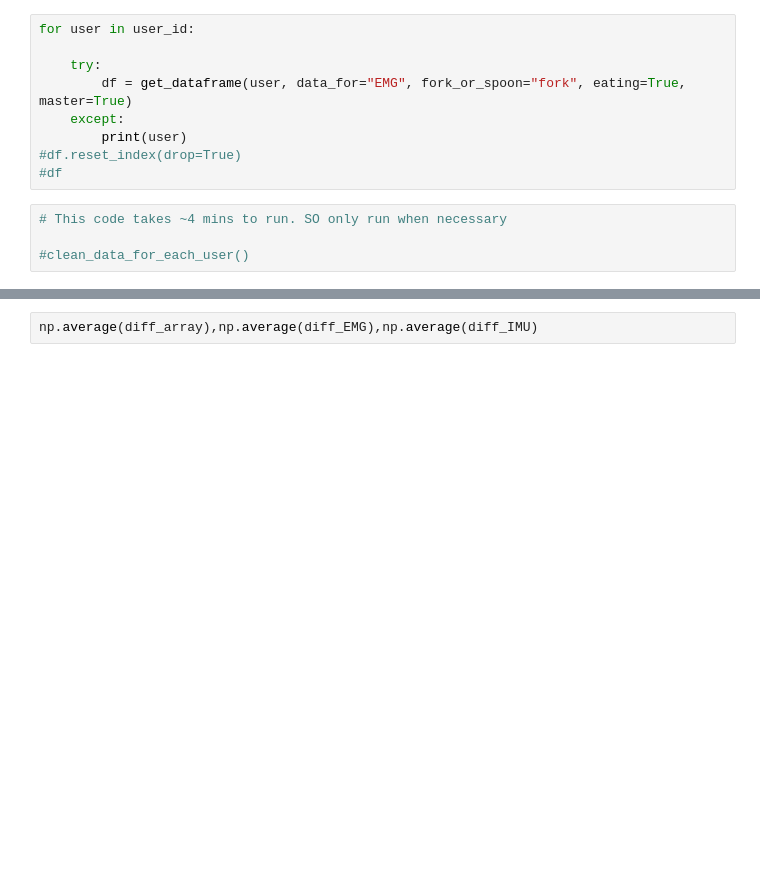
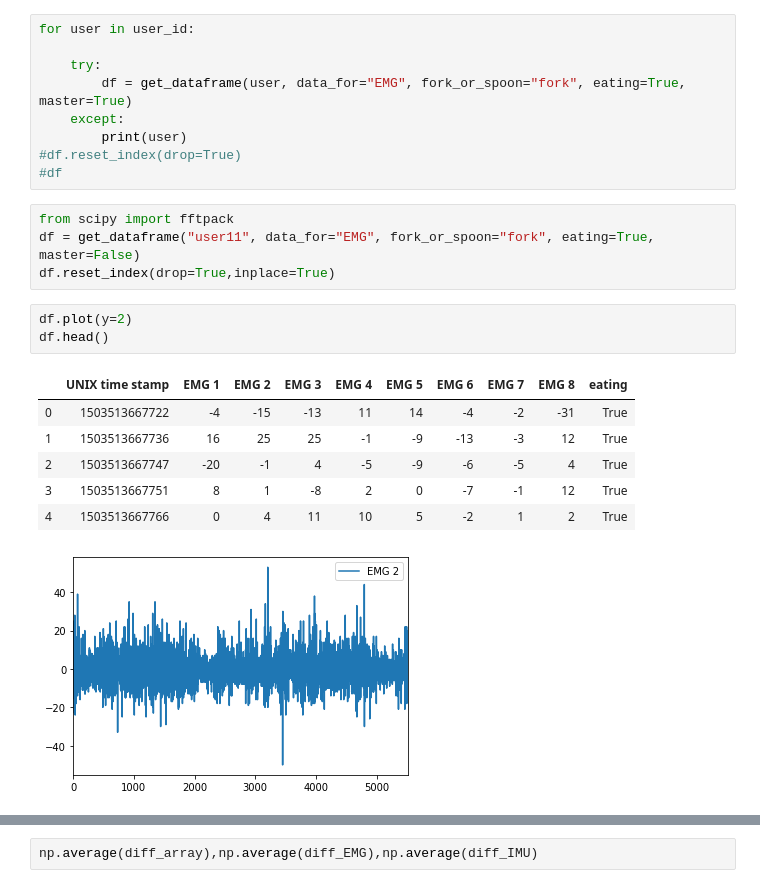
Before and after one commit to GiveThanksAlways/data-mining-project-1, a Jupyter notebook: feature_extraction.ipynb, the cells around one changed output, grey strips where cells are left out. Cells and saved outputs as stored; diff of their text form; blank space fills up the shorter version.

```diff
--- a/feature_extraction.ipynb
+++ b/feature_extraction.ipynb
@@ -52,7 +52,18 @@ for user in user_id:
         print(user)
 #df.reset_index(drop=True)
 #df
-# %%
-# This code takes ~4 mins to run. SO only run when necessary
-
-#clean_data_for_each_user()
+# %%
+from scipy import fftpack
+df = get_dataframe("user11", data_for="EMG", fork_or_spoon="fork", eating=True, master=False)
+df.reset_index(drop=True,inplace=True)
+# %%
+df.plot(y=2)
+df.head()
+# %% [output]
+|  | UNIX time stamp | EMG 1 | EMG 2 | EMG 3 | EMG 4 | EMG 5 | EMG 6 | EMG 7 | EMG 8 | eating |
+| 0 | 1503513667722 | -4 | -15 | -13 | 11 | 14 | -4 | -2 | -31 | True |
+| 1 | 1503513667736 | 16 | 25 | 25 | -1 | -9 | -13 | -3 | 12 | True |
+| 2 | 1503513667747 | -20 | -1 | 4 | -5 | -9 | -6 | -5 | 4 | True |
+| 3 | 1503513667751 | 8 | 1 | -8 | 2 | 0 | -7 | -1 | 12 | True |
+| 4 | 1503513667766 | 0 | 4 | 11 | 10 | 5 | -2 | 1 | 2 | True |
+[figure, added]
```
Also changed, not shown: parts of 4 cells of this notebook, 1 other file.
